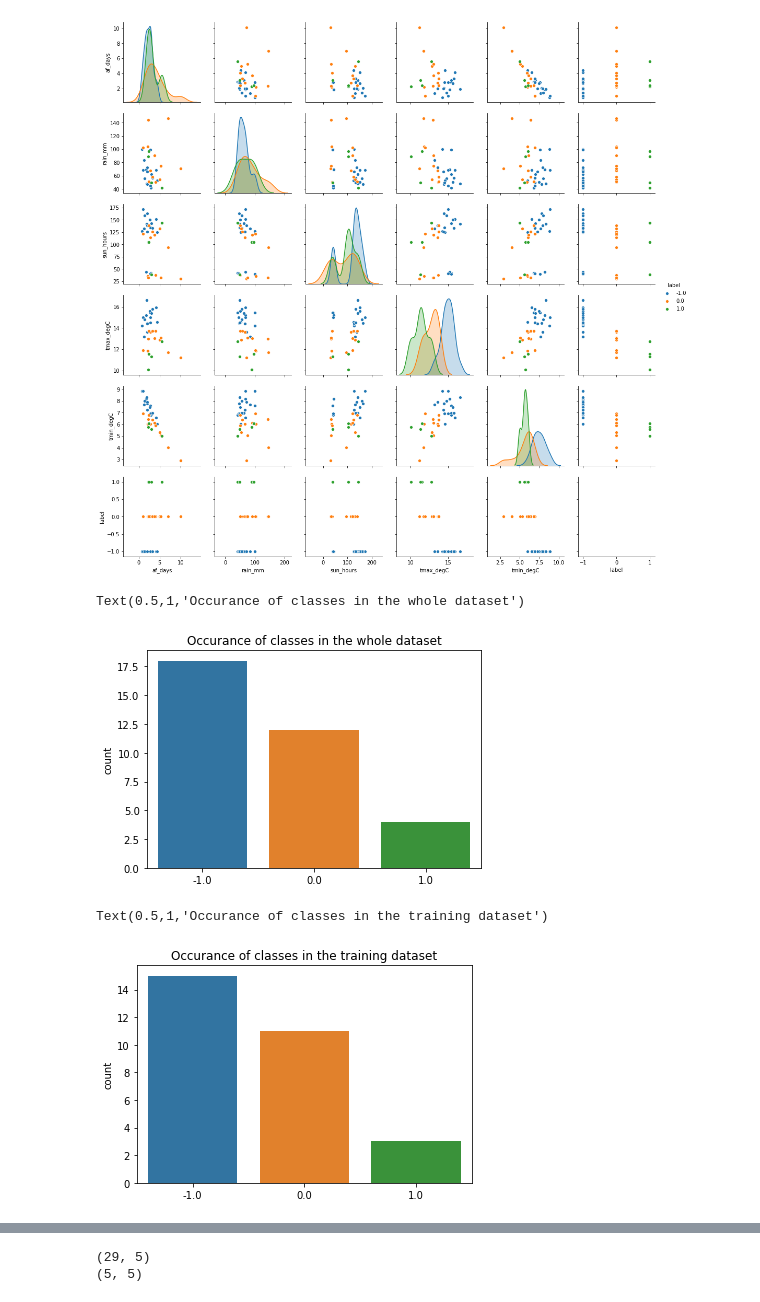
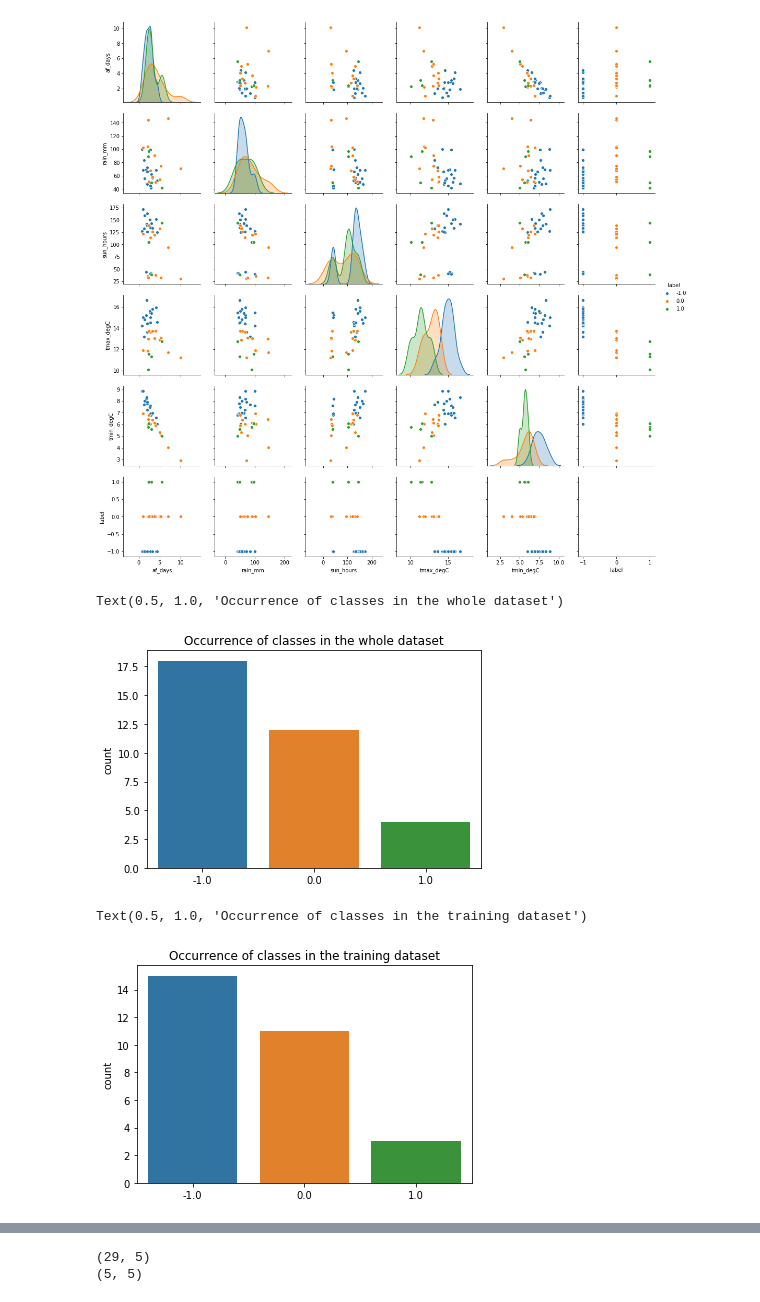
Before and after one commit to mukeswebrian/Analysing-the-impact-of-weather-on-self-reported-happiness, a Jupyter notebook: explore_weather_data.ipynb, the cells around one changed output, grey strips where cells are left out. Saved outputs shown, nothing was run; the diff lists cells and outputs as text; code cells hidden in the pictures.

Commit message:
coorrected spelling of occurrence

```diff
--- a/explore_weather_data.ipynb
+++ b/explore_weather_data.ipynb
@@ -8,7 +8,7 @@ def query_to_dataframe(query, database):
     from the weather_data
     '''
 
-    client = MongoClient(host="localhost", port=27017)
+    client = MongoClient(host="midgard09", port=27017)
     weather_data = client.pitds_weather_data[database]
 
     entries = []
@@ -584,13 +586,13 @@ y = np.array(labled_data.label)
 X_train, X_test, y_train, y_test = train_test_split(X, y, test_size=0.13, random_state=1000)
 # %%
 # visualise constitution of whole data set, test and training sets
-sns.countplot(y).set_title("Occurance of classes in the whole dataset")
+sns.countplot(y).set_title("Occurrence of classes in the whole dataset")
 # %% [output]
-Text(0.5,1,'Occurance of classes in the whole dataset')
+Text(0.5, 1.0, 'Occurrence of classes in the whole dataset')
 [figure]
 # %%
-sns.countplot(y_train).set_title("Occurance of classes in the training dataset")
+sns.countplot(y_train).set_title("Occurrence of classes in the training dataset")
 # %% [output]
-Text(0.5,1,'Occurance of classes in the training dataset')
+Text(0.5, 1.0, 'Occurrence of classes in the training dataset')
-[figure, old version]
+[figure, new version]
 # %%
```
Also changed, not shown: parts of 2 cells of this notebook.
